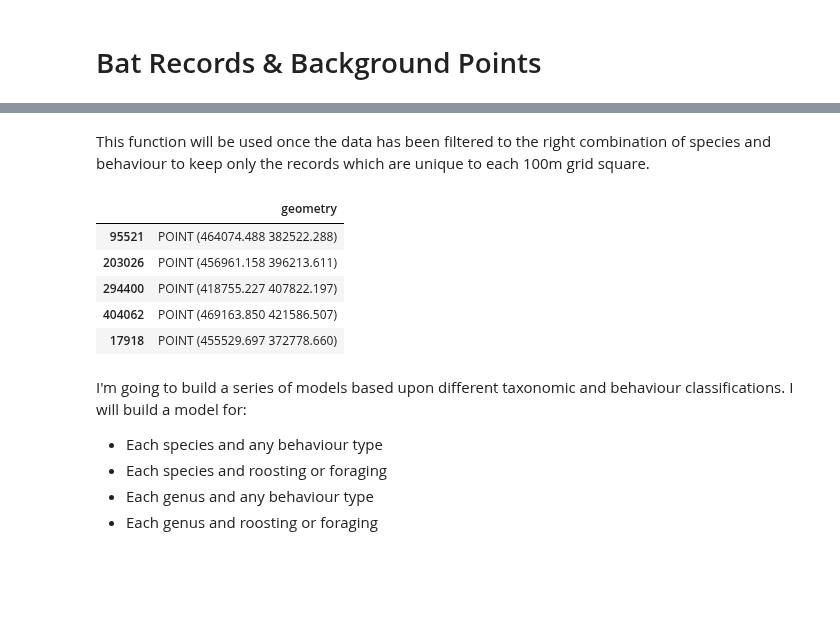
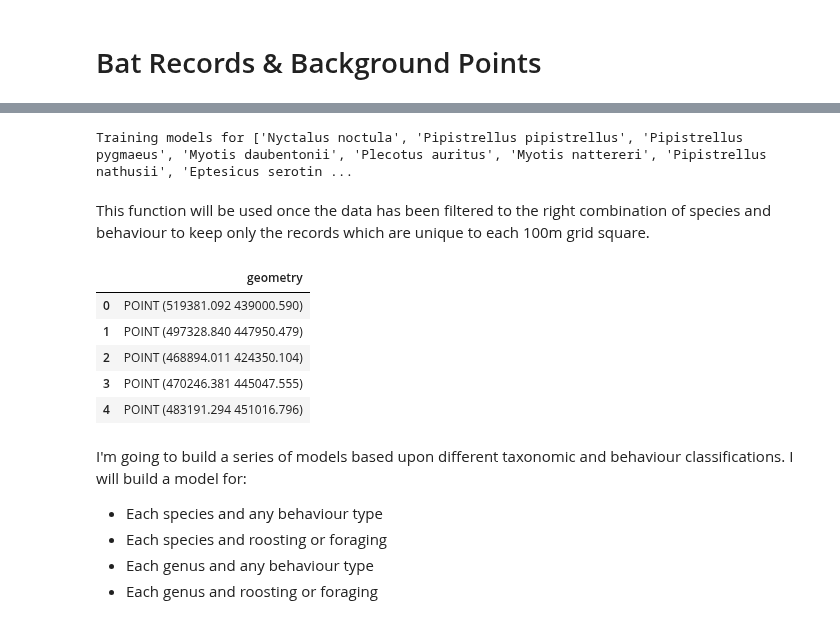
Before and after one commit to MatthewJWhittle/shefflied-bats, a Jupyter notebook: notebooks/modelling/maxent-modelling.ipynb, the cells around one changed output, grey strips where cells are left out. Cells and saved outputs as stored; diff of their text form; code cells hidden in the pictures; blank space fills up the shorter version.

```diff
--- a/notebooks/modelling/maxent-modelling.ipynb
+++ b/notebooks/modelling/maxent-modelling.ipynb
@@ -56,18 +44,25 @@ bats.head()
 # %%
 bats = bats[bats.accuracy <= 100]
+# %%
+latin_name = bats.latin_name.unique().tolist()
+activity_type = bats.activity_type.unique().tolist()
+
+print(f"Training models for {latin_name} and {activity_type}...")
+# %% [output]
+Training models for ['Nyctalus noctula', 'Pipistrellus pipistrellus', 'Pipistrellus pygmaeus', 'Myotis daubentonii', 'Plecotus auritus', 'Myotis nattereri', 'Pipistrellus nathusii', 'Eptesicus serotin ...
 # %% [markdown]
 This function will be used once the data has been filtered to the right combination of species and behaviour to keep only the records which are unique to each 100m grid square.
 # %%
-background = gpd.read_parquet('data/processed/background-points.parquet')
+background = gpd.read_file('data/processed/background-points.geojson')
 background = background[["geometry"]]
 background.head()
 # %% [output]
 |  | geometry |
-| 95521 | POINT (464074.488 382522.288) |
-| 203026 | POINT (456961.158 396213.611) |
-| 294400 | POINT (418755.227 407822.197) |
-| 404062 | POINT (469163.850 421586.507) |
-| 17918 | POINT (455529.697 372778.660) |
+| 0 | POINT (519381.092 439000.590) |
+| 1 | POINT (497328.840 447950.479) |
+| 2 | POINT (468894.011 424350.104) |
+| 3 | POINT (470246.381 445047.555) |
+| 4 | POINT (483191.294 451016.796) |
 # %% [markdown]
 I'm going to build a series of models based upon different taxonomic and behaviour classifications. I will build a model for:
 - Each species and any behaviour type
```
Also changed, not shown: parts of 25 cells of this notebook, 12 other files.
